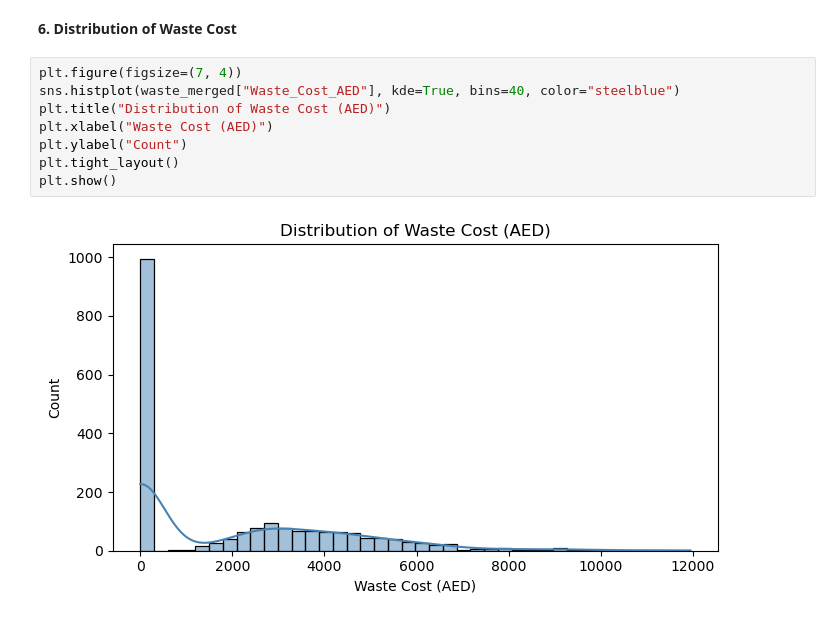
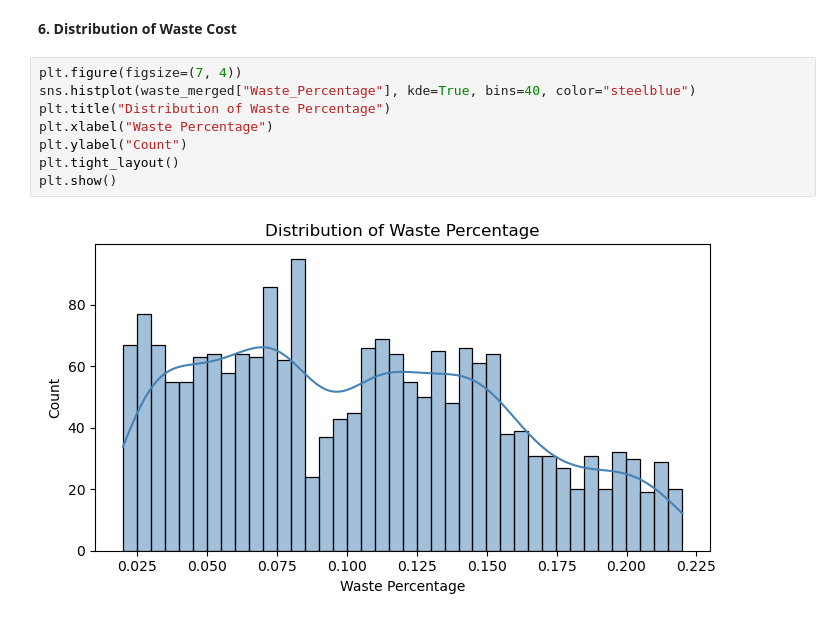
Before and after one commit to ofimikfra/CSCI323-Project, a Jupyter notebook: random_forest_model.ipynb, the cells around one changed output. Cells and saved outputs as stored; diff of their text form.

Commit message:
Update random forest model to predict waste % instead of cost

```diff
--- a/random_forest_model.ipynb
+++ b/random_forest_model.ipynb
@@ -342,11 +336,11 @@ plt.show()
 **6. Distribution of Waste Cost**
 # %%
 plt.figure(figsize=(7, 4))
-sns.histplot(waste_merged["Waste_Cost_AED"], kde=True, bins=40, color="steelblue")
-plt.title("Distribution of Waste Cost (AED)")
-plt.xlabel("Waste Cost (AED)")
+sns.histplot(waste_merged["Waste_Percentage"], kde=True, bins=40, color="steelblue")
+plt.title("Distribution of Waste Percentage")
+plt.xlabel("Waste Percentage")
 plt.ylabel("Count")
 plt.tight_layout()
 plt.show()
 # %% [output]
-[figure, old version]
+[figure, new version]
```
Also changed, not shown: parts of 16 cells of this notebook.
